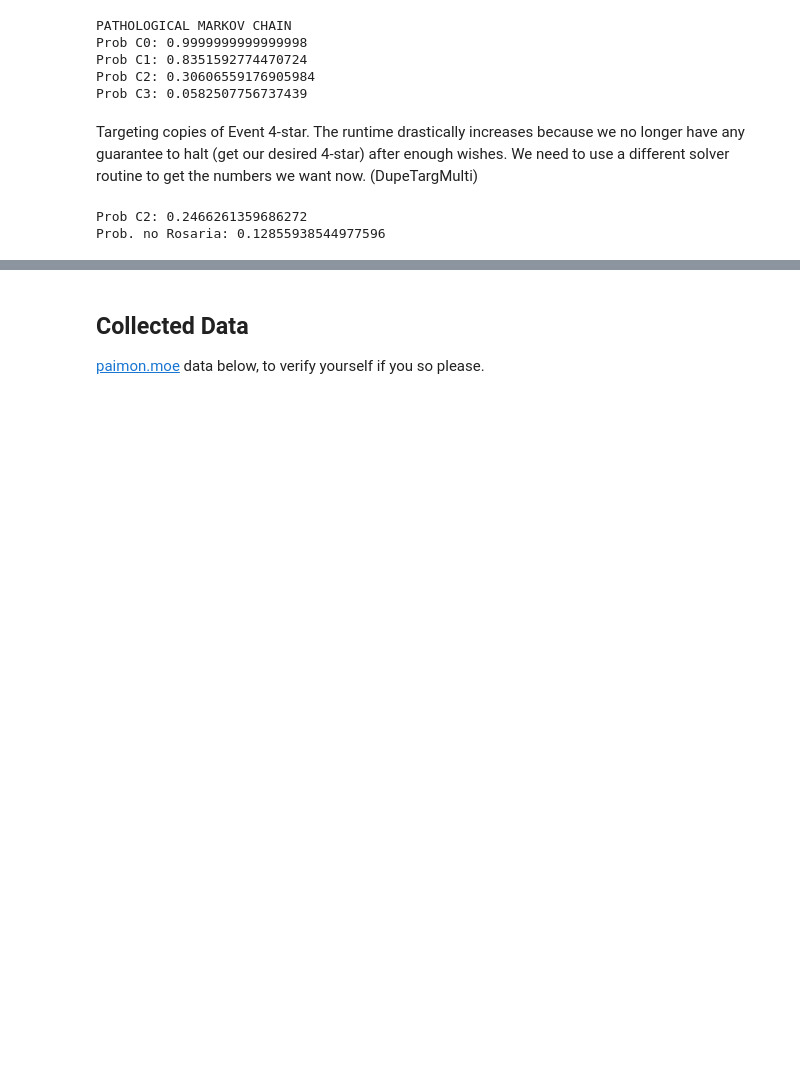
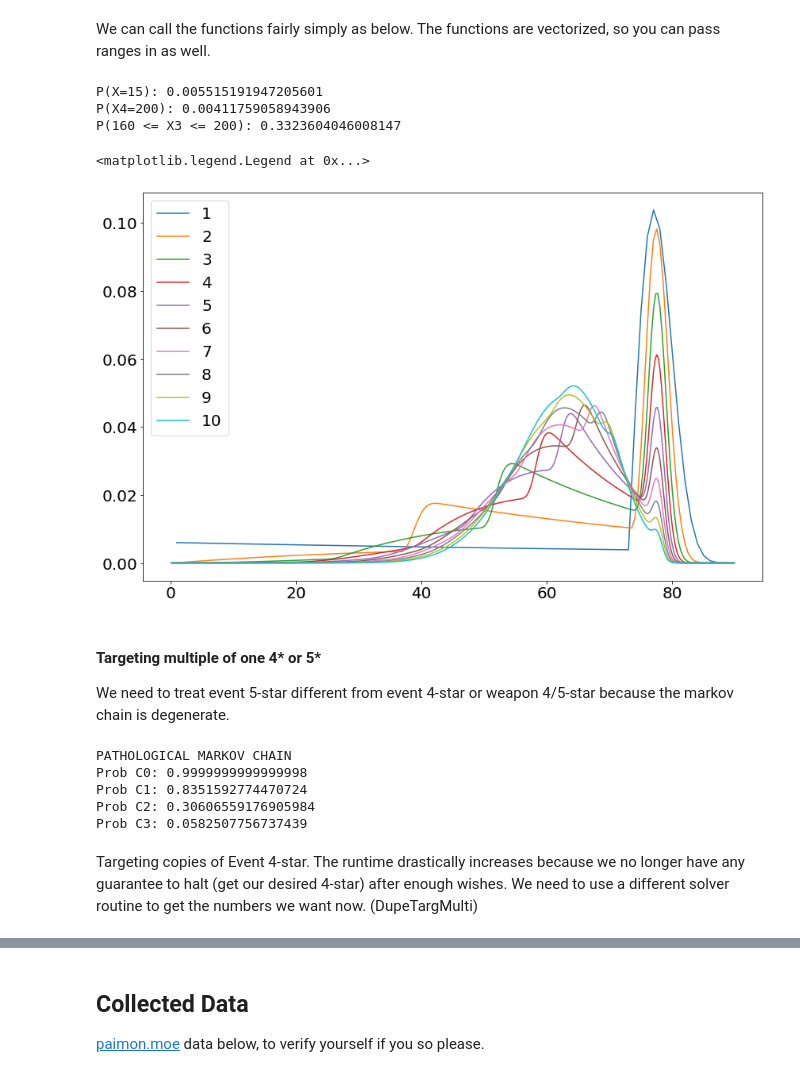
Before and after one commit to tooflesswulf/GenshinWishStats, a Jupyter notebook: wish_plots.ipynb, the cells around one changed output, grey strips where cells are left out. Saved outputs shown, nothing was run; the diff lists cells and outputs as text; code cells hidden in the pictures; blank space fills up the shorter version.

```diff
--- a/wish_plots.ipynb
+++ b/wish_plots.ipynb
@@ -51,29 +33,44 @@ We need to treat event 5-star different from event 4-star or weapon 4/5-star bec
-# %%
-hitter = markov.distr_hitter(markov.MarkovSolver(e5s_mkv), e5s_mult)
-e5s_targ_mult = multi_distr.MultiDistr(hitter, 180)
-
-# Rolling for an event 5* with 4*60=240 wishes.
-print(f'Prob C0: {np.sum(e5s_targ_mult(np.arange(4*60), 1))}')
-print(f'Prob C1: {np.sum(e5s_targ_mult(np.arange(4*60), 2))}')
-print(f'Prob C2: {np.sum(e5s_targ_mult(np.arange(4*60), 3))}')
-print(f'Prob C3: {np.sum(e5s_targ_mult(np.arange(4*60), 4))}')
-# %% [output]
-PATHOLOGICAL MARKOV CHAIN
-Prob C0: 0.9999999999999998
-Prob C1: 0.8351592774470724
-Prob C2: 0.30606559176905984
-Prob C3: 0.0582507756737439
-# %% [markdown]
-Targeting copies of Event 4-star. The runtime drastically increases because we no longer have any guarantee to halt (get our desired 4-star) after enough wishes. We need to use a different solver routine to get the numbers we want now. (DupeTargMulti)
-# %%
-infinity = 500
-e4s_targ_mult = multi_distr.DupeTargMulti(markov.MarkovSolver(e4s_mkv), e4s_mult, infinity)
-
-# Rolling for C2 on some 4-star character. Let's say we've saved 60 wishes.
-print(f'Prob C2: {np.sum(e4s_targ_mult(np.arange(66), 3))}')
-
-# Envi's Rosaria luck, just cuz I know you want it. Unlucky, but very believably so.
-print(f'Prob. no Rosaria: {1 - np.sum(e4s_targ_mult(np.arange(66), 1))}')
-# %% [output]
-Prob C2: 0.2466261359686272
-Prob. no Rosaria: 0.12855938544977596
+# %% [markdown]
+We can call the functions fairly simply as below. The functions are vectorized, so you can pass ranges in as well.
+# %%
+# Prob roll 5* on 15th wish
+print(f'P(X=15): {e5s_pdf(15)}')
+
+# Prob we roll 4th 5* on 200th wish
+print(f'P(X4=200): {e5s_mult(200, 4)}')
+
+# Prob we roll 3rd 5* between 160 and 200 wishes
+print(f'P(160 <= X3 <= 200): {np.sum( e5s_mult(np.arange(160, 200), 3) )}')
+# %% [output]
+P(X=15): 0.005515191947205601
+P(X4=200): 0.00411759058943906
+P(160 <= X3 <= 200): 0.3323604046008147
+# %%
+to_show = [1,2,3,4,5,6,7, 8,9,10]
+for i in to_show:
+    x = np.arange(1, i * 90)
+    plt.plot(x / i, i*e5s_mult(x, i))
+plt.legend(to_show)
+# %% [output]
+<matplotlib.legend.Legend at 0x...>
+[figure, new version]
+# %% [markdown]
+#### Targeting multiple of one 4* or 5*
+We need to treat event 5-star different from event 4-star or weapon 4/5-star because the markov chain is degenerate.
+# %%
+hitter = markov.distr_hitter(markov.MarkovSolver(e5s_mkv), e5s_mult)
+e5s_targ_mult = multi_distr.MultiDistr(hitter, 180)
+
+# Rolling for an event 5* with 4*60=240 wishes.
+print(f'Prob C0: {np.sum(e5s_targ_mult(np.arange(4*60), 1))}')
+print(f'Prob C1: {np.sum(e5s_targ_mult(np.arange(4*60), 2))}')
+print(f'Prob C2: {np.sum(e5s_targ_mult(np.arange(4*60), 3))}')
+print(f'Prob C3: {np.sum(e5s_targ_mult(np.arange(4*60), 4))}')
+# %% [output]
+PATHOLOGICAL MARKOV CHAIN
+Prob C0: 0.9999999999999998
+Prob C1: 0.8351592774470724
+Prob C2: 0.30606559176905984
+Prob C3: 0.0582507756737439
+# %% [markdown]
+Targeting copies of Event 4-star. The runtime drastically increases because we no longer have any guarantee to halt (get our desired 4-star) after enough wishes. We need to use a different solver routine to get the numbers we want now. (DupeTargMulti)
```
Also changed, not shown: parts of 9 cells of this notebook.
